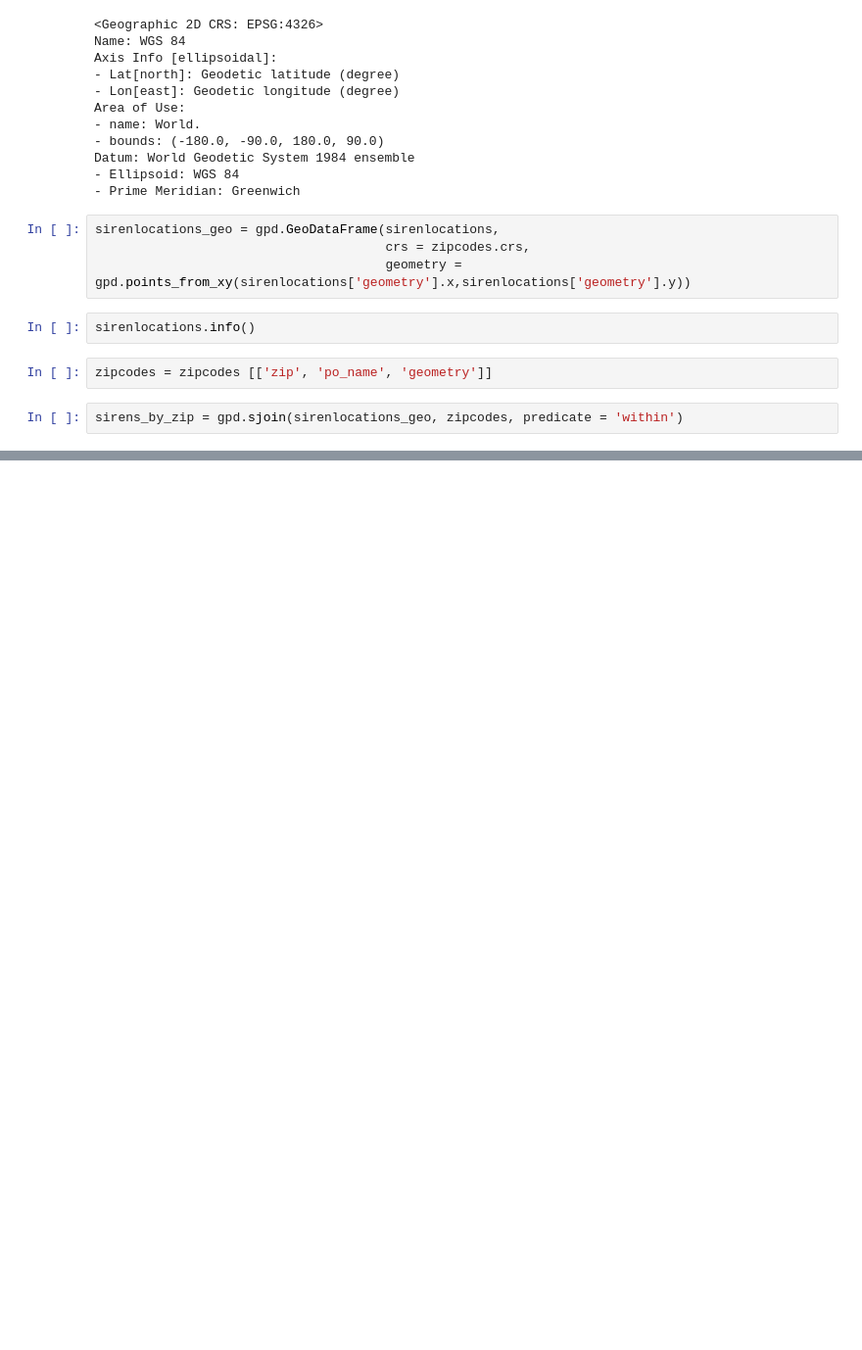
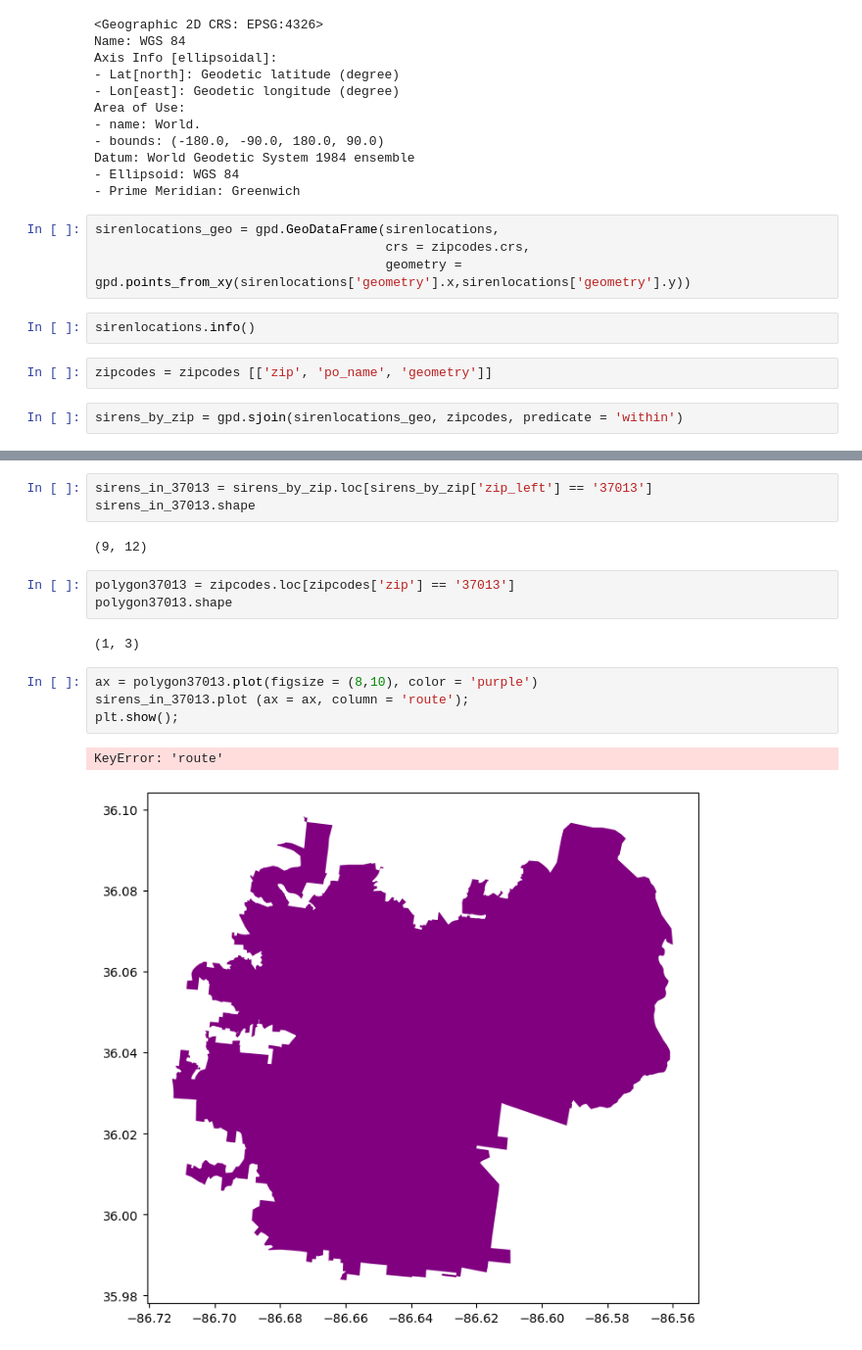
Before and after one commit to NSS-Data-Analytics-Cohort-10/geospatial-python-workshop-jayebarber, a Jupyter notebook: notebooks/personalgeospatial.ipynb, the cells around one changed output, grey strips where cells are left out. Shown at 98% size. Cells and saved outputs as stored; diff of their text form; blank space fills up the shorter version.

Commit message:
finished plotting

```diff
--- a/notebooks/personalgeospatial.ipynb
+++ b/notebooks/personalgeospatial.ipynb
@@ -138,0 +155,17 @@ KeyError: 'zip'
+# %%
+sirens_in_37013 = sirens_by_zip.loc[sirens_by_zip['zip_left'] == '37013']
+sirens_in_37013.shape
+# %% [output]
+(9, 12)
+# %%
+polygon37013 = zipcodes.loc[zipcodes['zip'] == '37013']
+polygon37013.shape
+# %% [output]
+(1, 3)
+# %%
+ax = polygon37013.plot(figsize = (8,10), color = 'purple')
+sirens_in_37013.plot (ax = ax, column = 'route');
+plt.show();
+# %% [output]
+KeyError: 'route'
+[figure, added]
```
Also changed, not shown: parts of 1 cell of this notebook.
